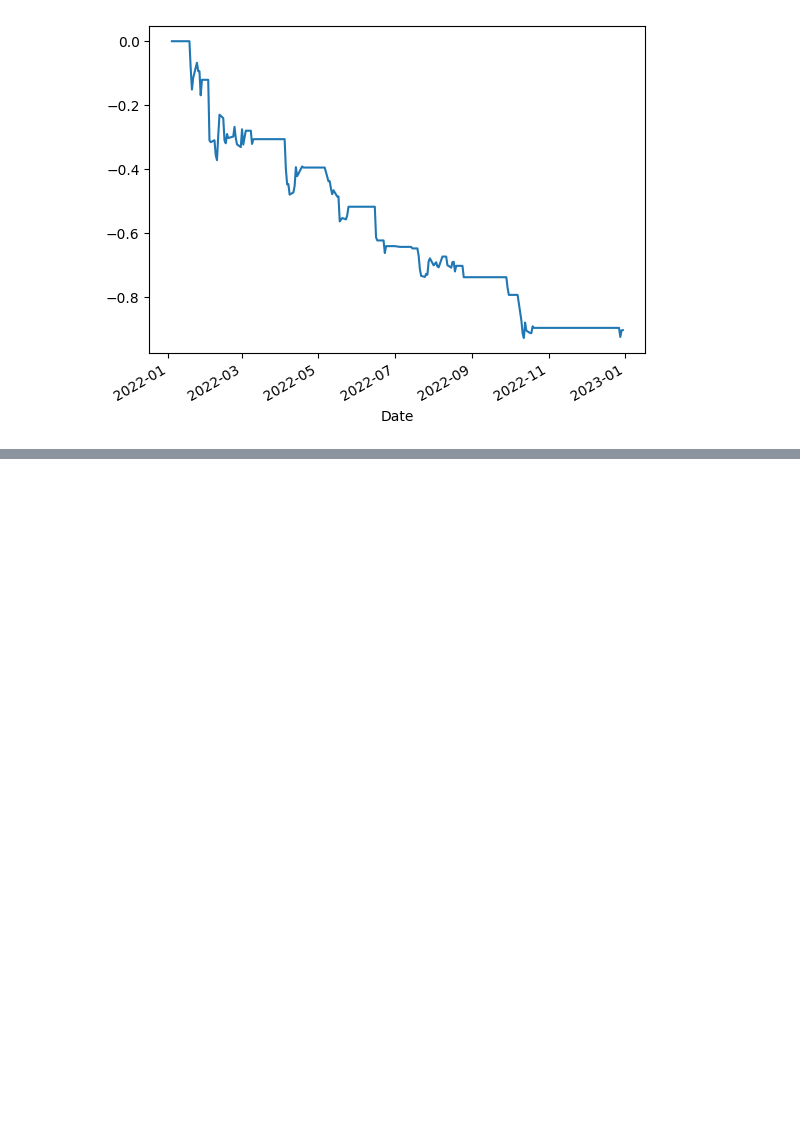
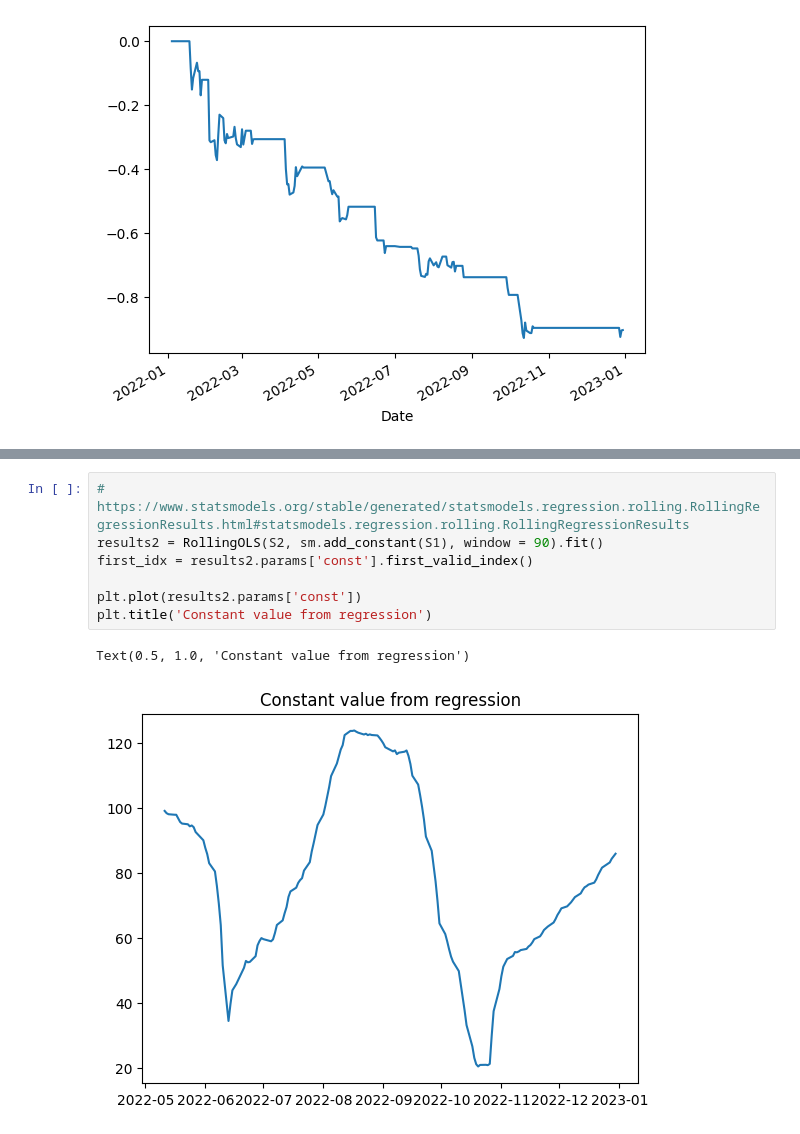
Before and after one commit to at672/CS-Backtesting, a Jupyter notebook: Pairs_Trading.ipynb, the cells around one changed output, grey strips where cells are left out. Cells and saved outputs as stored; diff of their text form; blank space fills up the shorter version.

```diff
--- a/Pairs_Trading.ipynb
+++ b/Pairs_Trading.ipynb
@@ -279,0 +238,10 @@ Notes:
+# %%
+# https://www.statsmodels.org/stable/generated/statsmodels.regression.rolling.RollingRegressionResults.html#statsmodels.regression.rolling.RollingRegressionResults
+results2 = RollingOLS(S2, sm.add_constant(S1), window = 90).fit()
+first_idx = results2.params['const'].first_valid_index()
+
+plt.plot(results2.params['const'])
+plt.title('Constant value from regression')
+# %% [output]
+Text(0.5, 1.0, 'Constant value from regression')
+[figure, added]
```
Also changed, not shown: parts of 18 cells of this notebook.
